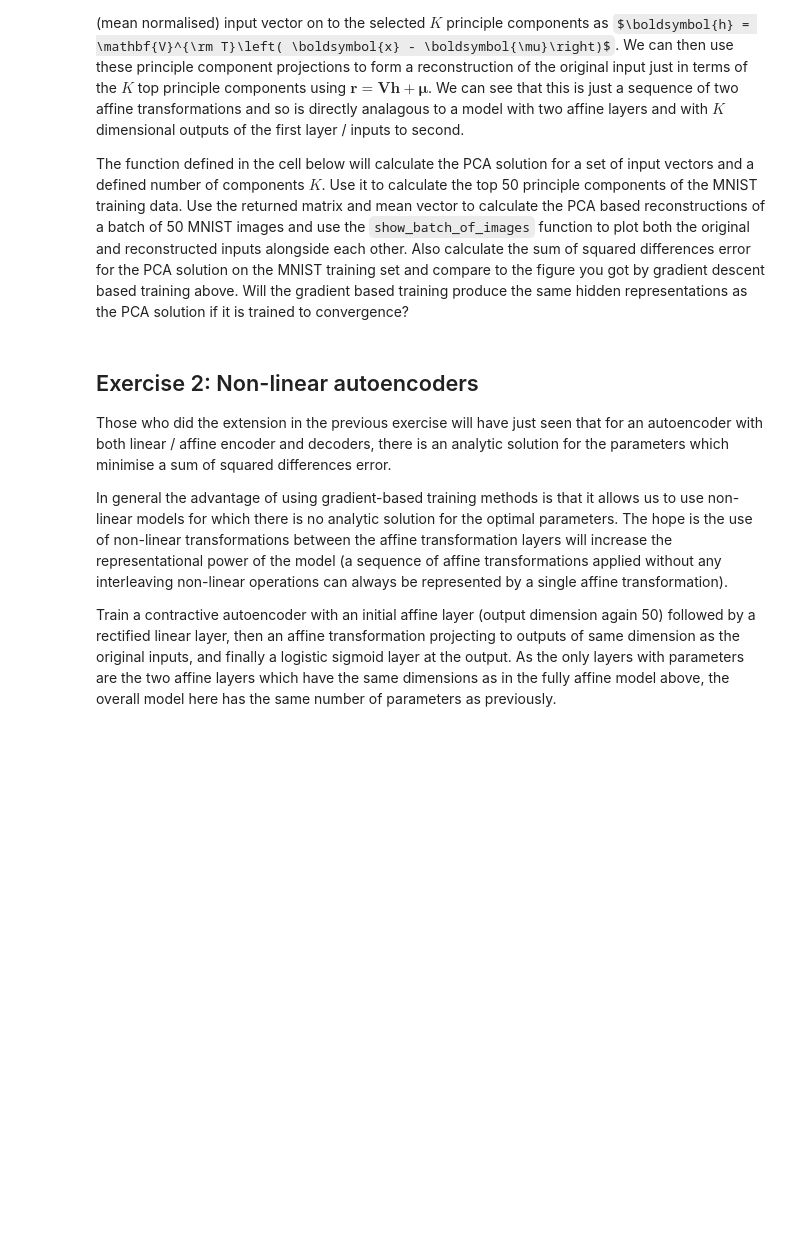
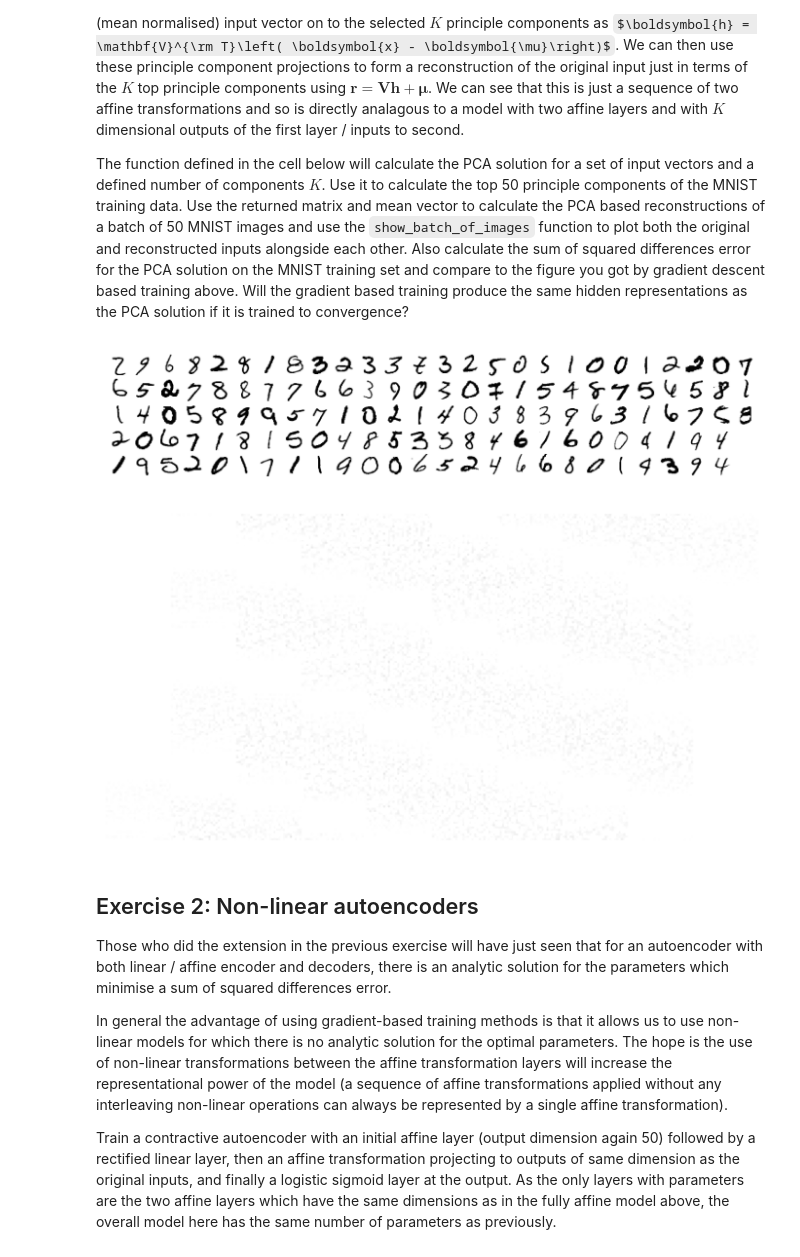
Before and after one commit to FlintyTub49/MLPractical-UoE, a Jupyter notebook: notebooks/07_Autoencoders.ipynb, the cells around one changed output. Cells and saved outputs as stored; diff of their text form; code cells hidden in the pictures; some formulas as TeX source; blank space fills up the shorter version.

```diff
--- a/notebooks/07_Autoencoders.ipynb
+++ b/notebooks/07_Autoencoders.ipynb
@@ -107,6 +124,15 @@ def get_pca_parameters(inputs, num_components=50):
     covar = np.einsum('ij,ik', inputs_zm, inputs_zm)
     eigvals, eigvecs = np.linalg.eigh(covar)
     return eigvecs[:, -num_components:], mean
+# %%
+num_components = 50
+
+pca_transformed, _ = get_pca_parameters(inputs, num_components = num_components)
+_ = show_batch_of_images(inputs.reshape(batch_size, 28, 28), num_rows = 5, fig_size=(7, 7))
+_ = show_batch_of_images(pca_transformed.reshape(num_components, 28, 28), num_rows = 5, fig_size=(7, 7))
+# %% [output]
+[figure, added]
+[figure, added]
 # %% [markdown]
 ## Exercise 2: Non-linear autoencoders
 
```
Also changed, not shown: parts of 6 cells of this notebook, 2 other files.
